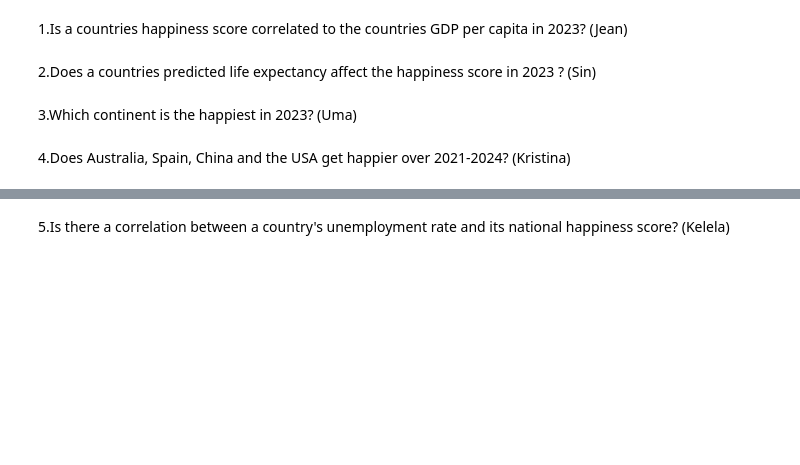
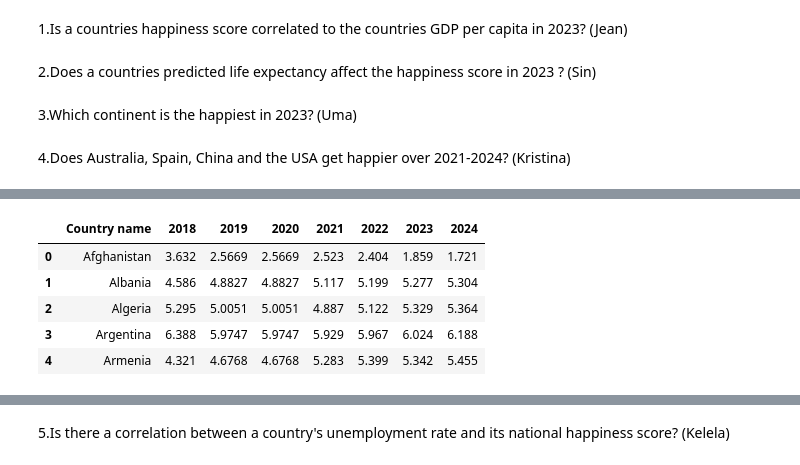
Before and after one commit to kristinaabramoff/Project__1, a Jupyter notebook: main.code.ipynb, the cells around one changed output, grey strips where cells are left out. Drawn from its saved outputs; the diff is of its cells as text; code cells hidden in the pictures; blank space fills up the shorter version.

```diff
--- a/main.code.ipynb
+++ b/main.code.ipynb
@@ -16,0 +59,13 @@ import matplotlib.pyplot as plt
+# %%
+csvpath_all = os.path.join('Resources','allcountries_df.csv')
+all_countries_clean = pd.read_csv(csvpath_all)
+
+
+all_countries_clean.head()
+# %% [output]
+|  | Country name | 2018 | 2019 | 2020 | 2021 | 2022 | 2023 | 2024 |
+| 0 | Afghanistan | 3.632 | 2.5669 | 2.5669 | 2.523 | 2.404 | 1.859 | 1.721 |
+| 1 | Albania | 4.586 | 4.8827 | 4.8827 | 5.117 | 5.199 | 5.277 | 5.304 |
+| 2 | Algeria | 5.295 | 5.0051 | 5.0051 | 4.887 | 5.122 | 5.329 | 5.364 |
+| 3 | Argentina | 6.388 | 5.9747 | 5.9747 | 5.929 | 5.967 | 6.024 | 6.188 |
+| 4 | Armenia | 4.321 | 4.6768 | 4.6768 | 5.283 | 5.399 | 5.342 | 5.455 |
```
Also changed, not shown: parts of 6 cells of this notebook, 5 other files.
